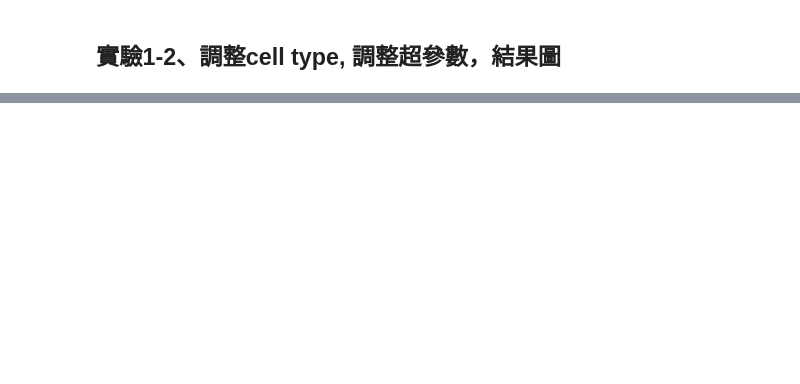
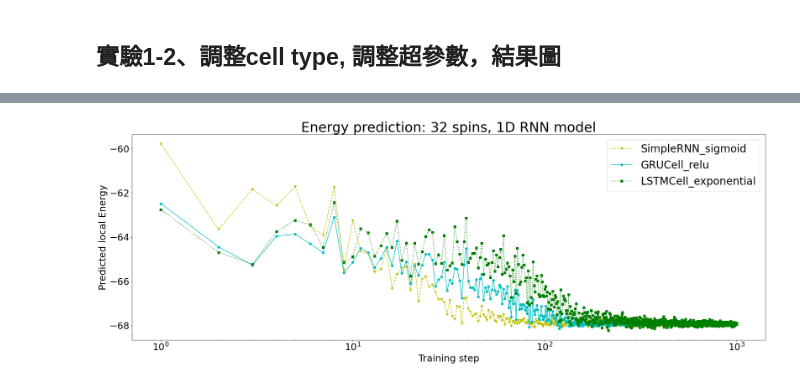
Before and after one commit to Yi-Huaaa/sqa-RNN, a Jupyter notebook: 1DTFIM/Run_1D_Ising_1D_RNN.ipynb, the cells around one changed output, grey strips where cells are left out. Cells and saved outputs as stored; diff of their text form; code cells hidden in the pictures; blank space fills up the shorter version.

```diff
--- a/1DTFIM/Run_1D_Ising_1D_RNN.ipynb
+++ b/1DTFIM/Run_1D_Ising_1D_RNN.ipynb
@@ -418,0 +501,4 @@ print("\n")
+# %%
+Energy_SimpRNN_sigmoid, varEnergy_SimpRNN_sigmoid           = run_1DTFIM(RNNtype = 0, activationType = 3, numsteps = 1000, systemsize = 32, Bx = +2, num_units = 40,  num_layers = 1, numsamples = 50, learningrate = 5e-4, seed = 111)
+Energy_GRUCell_relu, varEnergy_GRUCell_relu                 = run_1DTFIM(RNNtype = 1, activationType = 1, numsteps = 1000, systemsize = 32, Bx = +2, num_units = 40,  num_layers = 1, numsamples = 50, learningrate = 5e-4, seed = 111)
+Energy_LSTMCell_exponential, varEnergy_LSTMCell_exponential = run_1DTFIM(RNNtype = 2, activationType = 2, numsteps = 1000, systemsize = 32, Bx = +2, num_units = 40,  num_layers = 1, numsamples = 50, learningrate = 5e-4, seed = 111)
@@ -418,0 +523,27 @@ print("\n")
+# %%
+import matplotlib.pyplot as plt
+from matplotlib import rcParams
+
+# 能量震盪收斂圖
+rcParams['axes.labelsize']  = 20 #座標上的label大小
+rcParams['font.serif']      = ['Computer Modern']
+rcParams['font.size']       = 30
+rcParams['legend.fontsize'] = 28
+rcParams['xtick.labelsize'] = 25
+rcParams['ytick.labelsize'] = 25
+
+
+fig, ax = plt.subplots(figsize=(30, 10))
+ax.plot(np.arange(1, len(Energy_SimpRNN_sigmoid)+1), Energy_SimpRNN_sigmoid, "vy--", label="SimpleRNN_sigmoid")
+ax.plot(np.arange(1, len(Energy_GRUCell_relu)+1), Energy_GRUCell_relu, "oc-",  label="GRUCell_relu")
+ax.plot(np.arange(1, len(Energy_LSTMCell_exponential)+1), Energy_LSTMCell_exponential, "sg:", label="LSTMCell_exponential")
+
+plt.title("Energy prediction: 32 spins, 1D RNN model", fontsize = 36)
+ax.set_xlabel(r'Training step', fontsize = 25)
+ax.set_ylabel('Predicted local Energy', fontsize = 25)
+ax.set_xscale('log')
+plt.legend()
+plt.show()
+print("\n")
+# %% [output]
+[figure, added]
```
Also changed, not shown: parts of 40 cells of this notebook, 1 other file.
